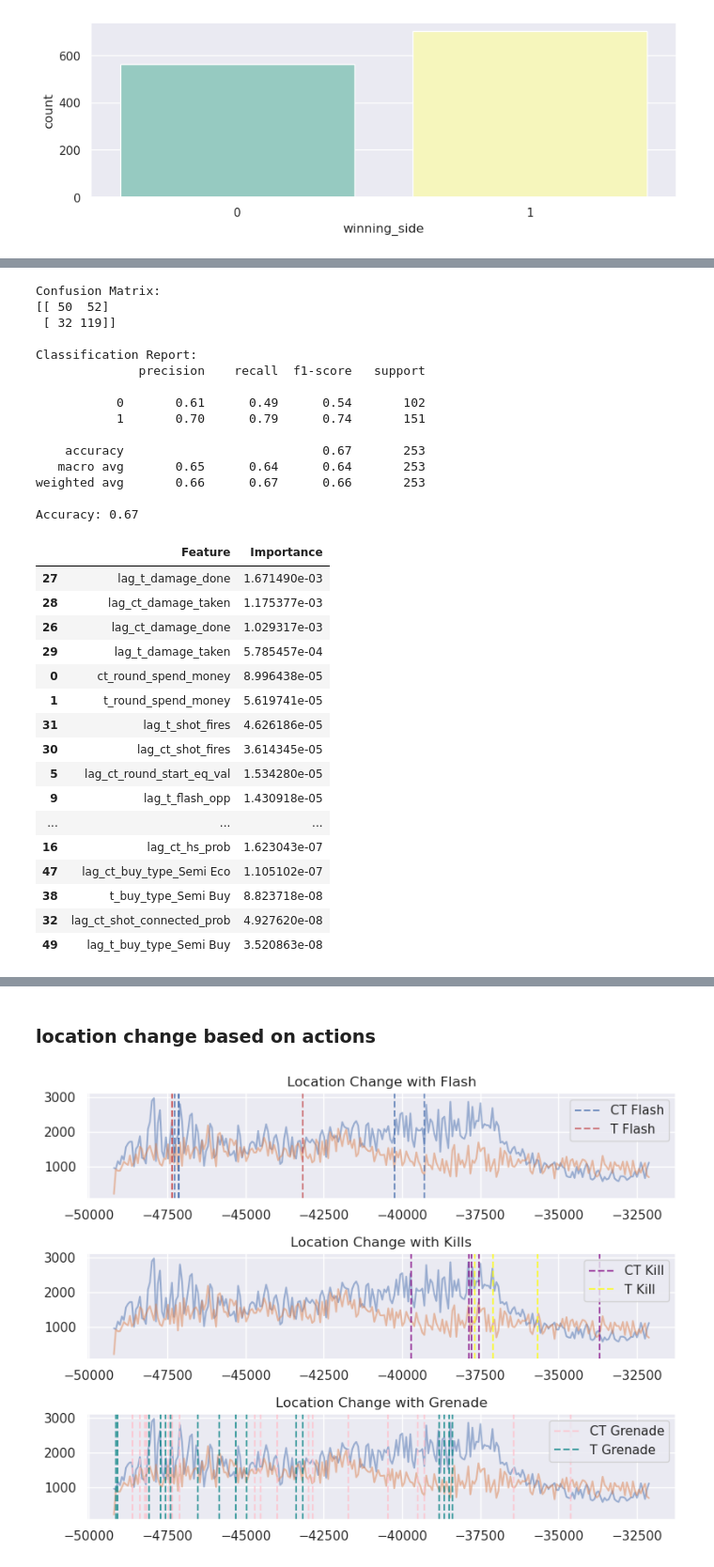
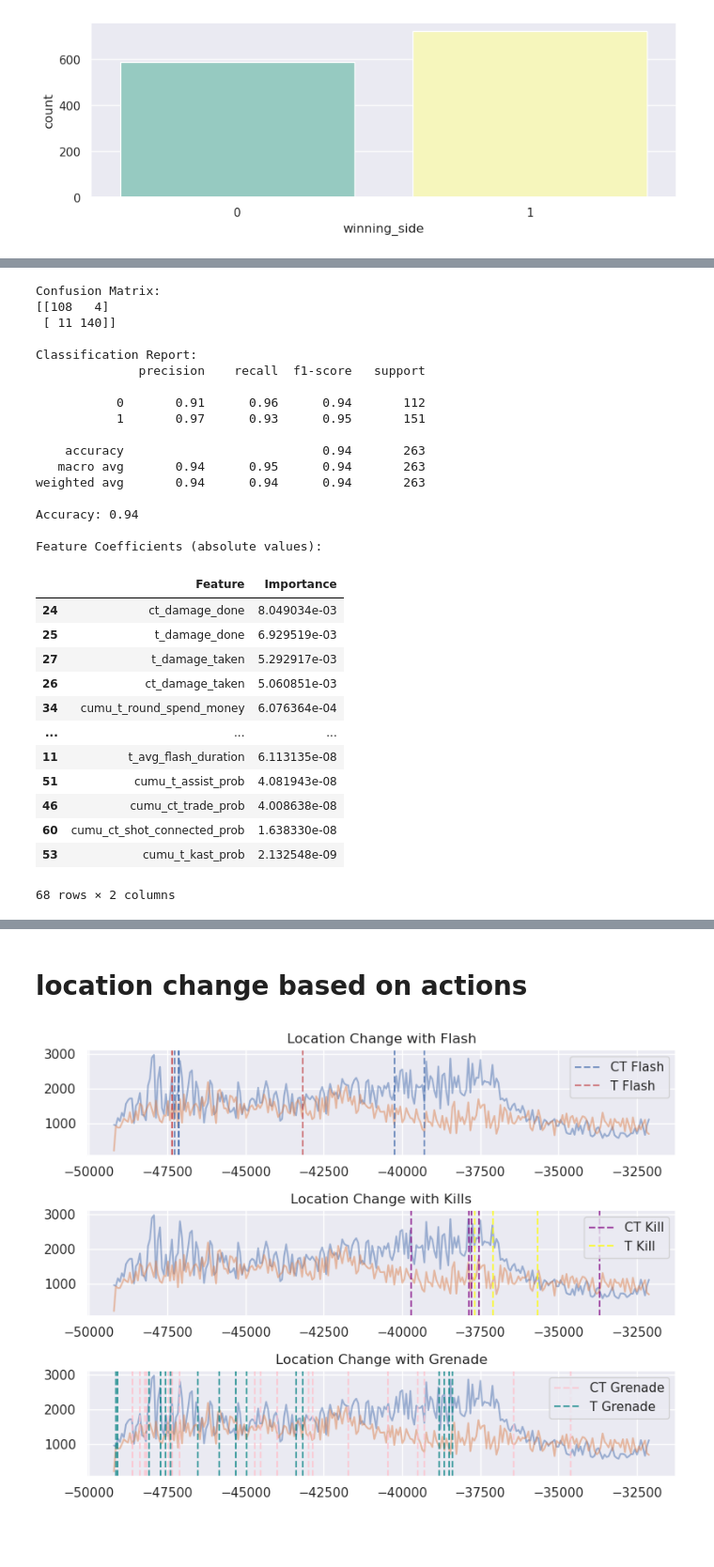
Before and after one commit to khemingkapat/csgo_model, a Jupyter notebook: main.ipynb, the cells around one changed output, grey strips where cells are left out. Shown at 94% size. Saved outputs shown, nothing was run; the diff lists cells and outputs as text; code cells hidden in the pictures; blank space fills up the shorter version.

```diff
--- a/main.ipynb
+++ b/main.ipynb
@@ -968,7 +1082,9 @@ lag_t_buy_type 4
 # %%
 from sklearn.model_selection import train_test_split
 # Use the lag_r_df that was created earlier
-target_df = lag_df
+target_df = cumu_df
+add_feature = "cumu"
+add_feature_prefix=add_feature+"_"
 target_df_reset = target_df.reset_index()
 
 # Filter to keep only the columns we need
@@ -1408,61 +1512,73 @@ Ratio of Lag to Non-Lag Importance: 2.2187
 # %%
 from sklearn.linear_model import LogisticRegression
 model = LogisticRegression(random_state=42)
 
 # Train the model
 model.fit(X_train, y_train)
 
+# Make predictions and evaluate
 y_pred = model.predict(X_test)
-
 cm = confusion_matrix(y_test, y_pred)
 print("\nConfusion Matrix:")
 print(cm)
-
 print("\nClassification Report:")
 print(classification_report(y_test, y_pred))
-
-accuracy = accuracy_score(y_test, y_pred) # Calculate Accuracy
+accuracy = accuracy_score(y_test, y_pred)  # Calculate Accuracy
 print(f"Accuracy: {accuracy:.2f}")
 
-# Get feature coefficients.  These are like "importance" in Logistic Regression.
+# Get feature coefficients. These are like "importance" in Logistic Regression.
 coefficients = model.coef_[0]  # [0] because it is binary classification
 
 # Create a DataFrame to display feature importances
-feature_importances = pd.DataFrame({'Feature': X.columns, 'Importance': abs(coefficients)}) # absolute value
+feature_importances = pd.DataFrame({'Feature': X.columns, 'Importance': abs(coefficients)})  # absolute value
 feature_importances = feature_importances.sort_values('Importance', ascending=False)  # Sort by importance
 
 # Print the feature importances
-display(feature_importances) # this might be a little weird since it is the coefs not the real feature importance
+print("\nFeature Coefficients (absolute values):")
+display(feature_importances)
+
+# Analyze additional vs normal feature importance
+additional_importances = feature_importances[feature_importances['Feature'].str.startswith(add_feature_prefix)]
+normal_importances = feature_importances[~feature_importances['Feature'].str.startswith(add_feature_prefix)]
+print("\nTop 5 Additional Feature Importances:")
+print(additional_importances.head(5))
+print("\nTop 5 Normal Feature Importances:")
+print(normal_importances.head(5))
+
+# Calculate overall importance of additional vs normal features
+total_additional_importance = additional_importances['Importance'].sum()
+total_normal_importance = normal_importances['Importance'].sum()
+print(f"\nTotal Additional Features Importance: {total_additional_importance:.4f}")
+print(f"Total Normal Features Importance: {total_normal_importance:.4f}")
+print(f"Ratio of Additional to Normal Feature Importance: {total_additional_importance/total_normal_importance:.4f}")
 # %% [output]
 Confusion Matrix:
-[[ 50  52]
- [ 32 119]]
+[[108   4]
+ [ 11 140]]
 
 Classification Report:
               precision    recall  f1-score   support
 
-           0       0.61      0.49      0.54       102
-           1       0.70      0.79      0.74       151
+           0       0.91      0.96      0.94       112
+           1       0.97      0.93      0.95       151
 
-    accuracy                           0.67       253
-   macro avg       0.65      0.64      0.64       253
-weighted avg       0.66      0.67      0.66       253
+    accuracy                           0.94       263
+   macro avg       0.94      0.95      0.94       263
+weighted avg       0.94      0.94      0.94       263
 
-Accuracy: 0.67
+Accuracy: 0.94
+
+Feature Coefficients (absolute values):
 |  | Feature | Importance |
-| 27 | lag_t_damage_done | 1.671490e-03 |
-| 28 | lag_ct_damage_taken | 1.175377e-03 |
-| 26 | lag_ct_damage_done | 1.029317e-03 |
-| 29 | lag_t_damage_taken | 5.785457e-04 |
-| 0 | ct_round_spend_money | 8.996438e-05 |
-| 1 | t_round_spend_money | 5.619741e-05 |
-| 31 | lag_t_shot_fires | 4.626186e-05 |
-| 30 | lag_ct_shot_fires | 3.614345e-05 |
-| 5 | lag_ct_round_start_eq_val | 1.534280e-05 |
-| 9 | lag_t_flash_opp | 1.430918e-05 |
+| 24 | ct_damage_done | 8.049034e-03 |
+| 25 | t_damage_done | 6.929519e-03 |
+| 27 | t_damage_taken | 5.292917e-03 |
+| 26 | ct_damage_taken | 5.060851e-03 |
+| 34 | cumu_t_round_spend_money | 6.076364e-04 |
 | ... | ... | ... |
-| 16 | lag_ct_hs_prob | 1.623043e-07 |
-| 47 | lag_ct_buy_type_Semi Eco | 1.105102e-07 |
-| 38 | t_buy_type_Semi Buy | 8.823718e-08 |
-| 32 | lag_ct_shot_connected_prob | 4.927620e-08 |
-| 49 | lag_t_buy_type_Semi Buy | 3.520863e-08 |
+| 11 | t_avg_flash_duration | 6.113135e-08 |
+| 51 | cumu_t_assist_prob | 4.081943e-08 |
+| 46 | cumu_ct_trade_prob | 4.008638e-08 |
+| 60 | cumu_ct_shot_connected_prob | 1.638330e-08 |
+| 53 | cumu_t_kast_prob | 2.132548e-09 |
+68 rows × 2 columns
@@ -1469,5 +1604,5 @@ Accuracy: 0.67
 # %% [markdown]
-### location change based on actions
+# location change based on actions
 # %%
 import matplotlib.pyplot as plt
 
```
Also changed, not shown: parts of 25 cells of this notebook.
